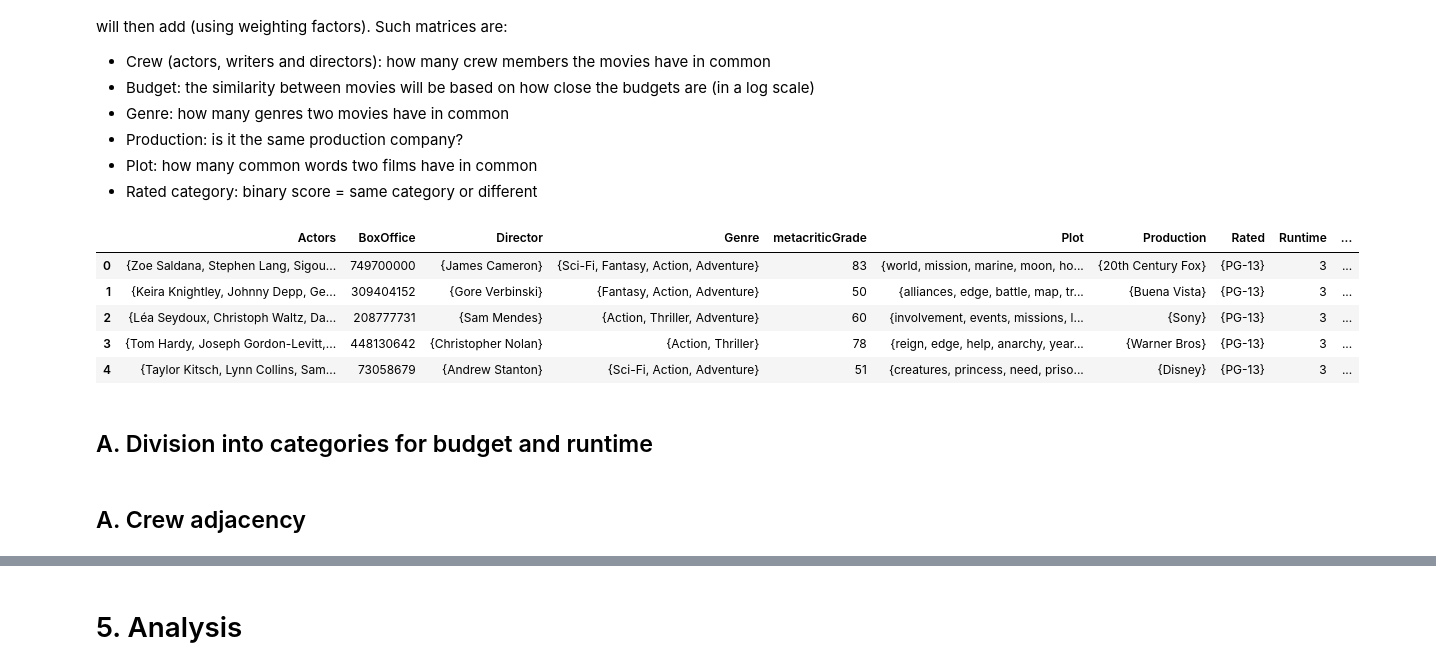
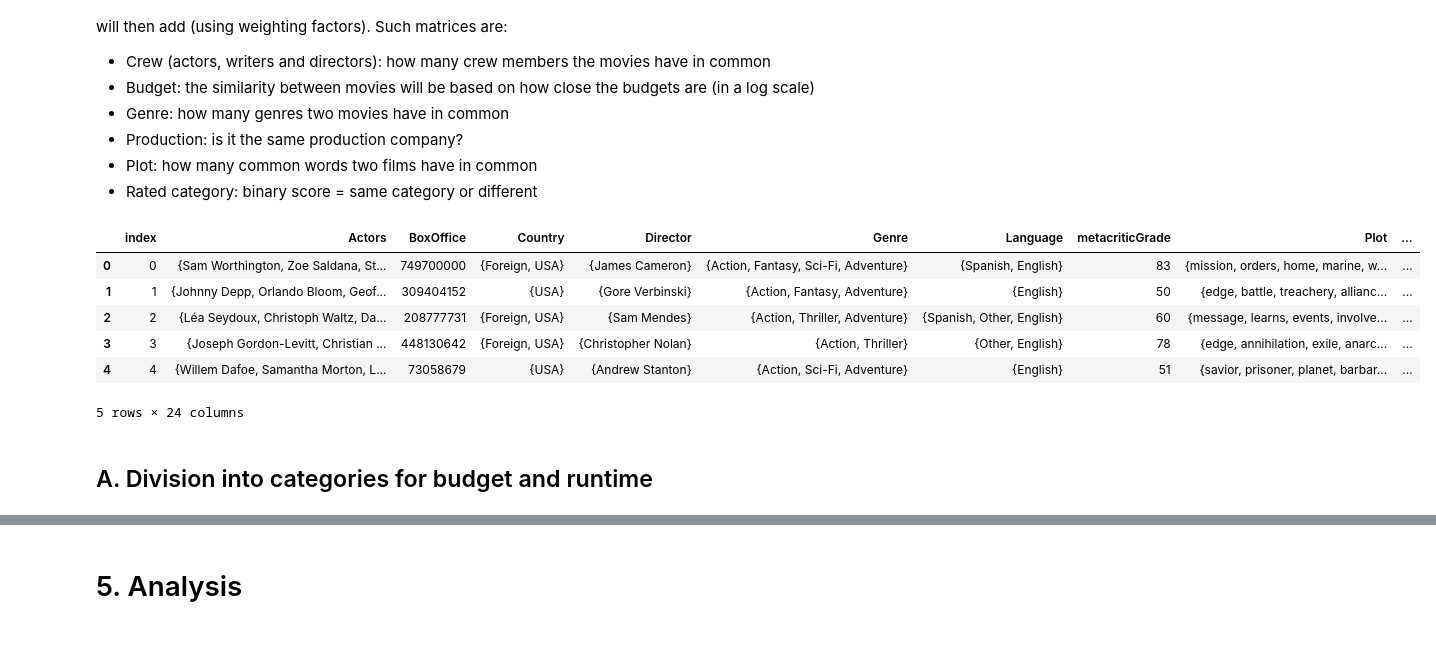
Before and after one commit to illorens/Project_NTDS, a Jupyter notebook: Analysis.ipynb, the cells around one changed output, grey strips where cells are left out. Saved outputs shown, nothing was run; the diff lists cells and outputs as text; code cells hidden in the pictures; blank space fills up the shorter version.

Commit message:
Did the clusters without Runtime

```diff
--- a/Analysis.ipynb
+++ b/Analysis.ipynb
@@ -1277,15 +1278,16 @@ After data cleaning, we proceed to the creation of the graph by computing its ad
 - Plot: how many common words two films have in common
 - Rated category: binary score = same category or different
 # %%
-final_df = pd.read_pickle("final_df_graph.pkl")
+final_df = pd.read_pickle("final_df.pkl")
 final_df.head()
 # %% [output]
-|  | Actors | BoxOffice | Director | Genre | metacriticGrade | Plot | Production | Rated | Runtime | ... |
-| 0 | {Zoe Saldana, Stephen Lang, Sigou... | 749700000 | {James Cameron} | {Sci-Fi, Fantasy, Action, Adventure} | 83 | {world, mission, marine, moon, ho... | {20th Century Fox} | {PG-13} | 3 | ... |
-| 1 | {Keira Knightley, Johnny Depp, Ge... | 309404152 | {Gore Verbinski} | {Fantasy, Action, Adventure} | 50 | {alliances, edge, battle, map, tr... | {Buena Vista} | {PG-13} | 3 | ... |
-| 2 | {Léa Seydoux, Christoph Waltz, Da... | 208777731 | {Sam Mendes} | {Action, Thriller, Adventure} | 60 | {involvement, events, missions, l... | {Sony} | {PG-13} | 3 | ... |
-| 3 | {Tom Hardy, Joseph Gordon-Levitt,... | 448130642 | {Christopher Nolan} | {Action, Thriller} | 78 | {reign, edge, help, anarchy, year... | {Warner Bros} | {PG-13} | 3 | ... |
-| 4 | {Taylor Kitsch, Lynn Collins, Sam... | 73058679 | {Andrew Stanton} | {Sci-Fi, Action, Adventure} | 51 | {creatures, princess, need, priso... | {Disney} | {PG-13} | 3 | ... |
+|  | index | Actors | BoxOffice | Country | Director | Genre | Language | metacriticGrade | Plot | ... |
+| 0 | 0 | {Sam Worthington, Zoe Saldana, St... | 749700000 | {Foreign, USA} | {James Cameron} | {Action, Fantasy, Sci-Fi, Adventure} | {Spanish, English} | 83 | {mission, orders, home, marine, w... | ... |
+| 1 | 1 | {Johnny Depp, Orlando Bloom, Geof... | 309404152 | {USA} | {Gore Verbinski} | {Action, Fantasy, Adventure} | {English} | 50 | {edge, battle, treachery, allianc... | ... |
+| 2 | 2 | {Léa Seydoux, Christoph Waltz, Da... | 208777731 | {Foreign, USA} | {Sam Mendes} | {Action, Thriller, Adventure} | {Spanish, Other, English} | 60 | {message, learns, events, involve... | ... |
+| 3 | 3 | {Joseph Gordon-Levitt, Christian ... | 448130642 | {Foreign, USA} | {Christopher Nolan} | {Action, Thriller} | {Other, English} | 78 | {edge, annihilation, exile, anarc... | ... |
+| 4 | 4 | {Willem Dafoe, Samantha Morton, L... | 73058679 | {USA} | {Andrew Stanton} | {Action, Sci-Fi, Adventure} | {English} | 51 | {savior, prisoner, planet, barbar... | ... |
+5 rows × 24 columns
 # %% [markdown]
 ## A. Division into categories for budget and runtime
 # %%
@@ -1328,5 +1330,3 @@ final_df.Budget = final_df.Budget.apply(lambda x: transform_budget(x))
 
 final_df['TrueRuntime'] = final_df['Runtime'].copy()
 final_df.Runtime = final_df.Runtime.apply(lambda x: transform_runtime(x))
-# %% [markdown]
-## A. Crew adjacency
```
Also changed, not shown: parts of 56 cells of this notebook.
